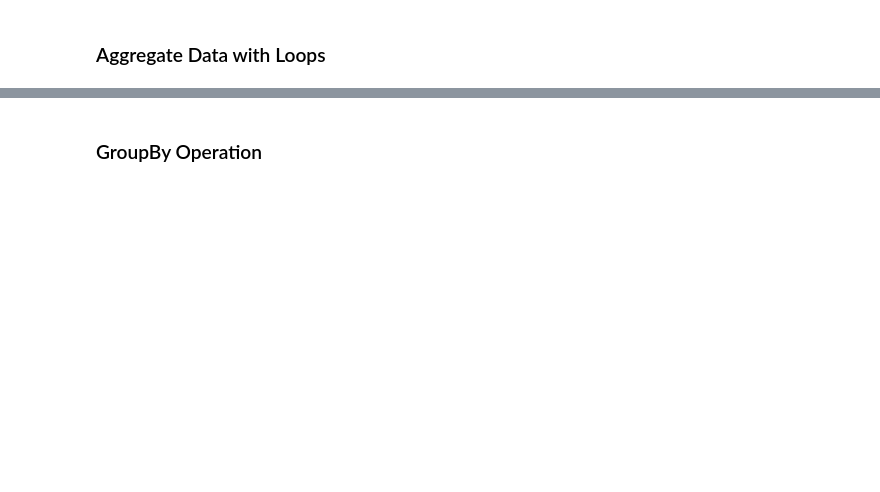
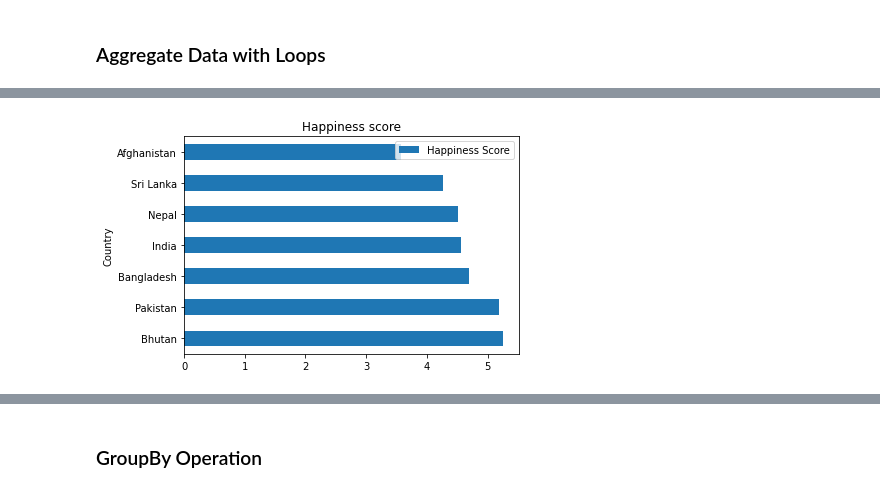
Before and after one commit to icta-tecaji/python-data-analysis-public, a Jupyter notebook: Del_08_Agregacija_združevanje_in_tranformacija_podatkov/08_Agregacija_združevanje_in_tranformacija_podatkov_CLEAN.ipynb, the cells around one changed output, grey strips where cells are left out. Cells and saved outputs as stored; diff of their text form; code cells hidden in the pictures; blank space fills up the shorter version.

```diff
--- a/Del_08_Agregacija_združevanje_in_tranformacija_podatkov/08_Agregacija_združevanje_in_tranformacija_podatkov_CLEAN.ipynb
+++ b/Del_08_Agregacija_združevanje_in_tranformacija_podatkov/08_Agregacija_združevanje_in_tranformacija_podatkov_CLEAN.ipynb
@@ -14,0 +58,7 @@ happiness2015 = pd.read_csv('data/World_Happiness_2015.csv')
+# %%
+so_asia = happiness2015[happiness2015["Region"] == 'Southern Asia']
+# %%
+so_asia.plot(x="Country", y="Happiness Score", kind="barh", title="Happiness score", ylim=(0,10))
+plt.show()
+# %% [output]
+[figure, added]
```
Also changed, not shown: parts of 17 cells of this notebook, 1 other file.
